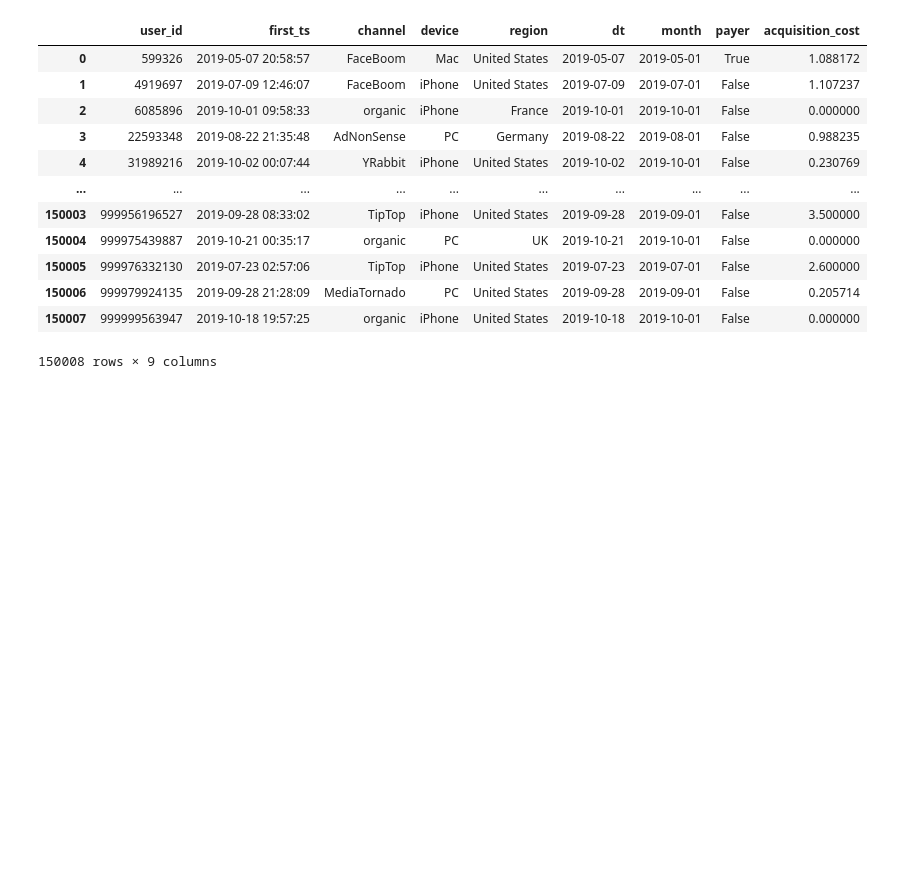
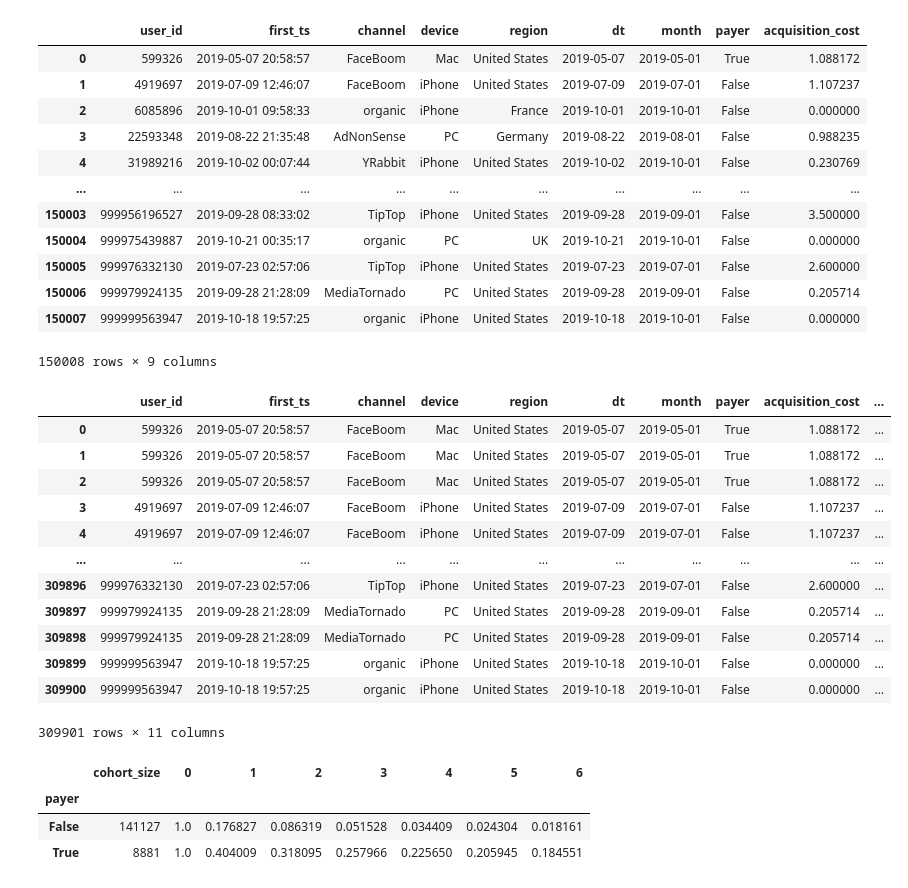
Before and after one commit to ikazman/practicum_da_projects, a Jupyter notebook: marketing_analysis/maketing_analysis.ipynb, the cells around one changed output. Drawn from its saved outputs; the diff is of its cells as text; code cells hidden in the pictures; blank space fills up the shorter version.

Commit message:
Added get_retention func

```diff
--- a/marketing_analysis/maketing_analysis.ipynb
+++ b/marketing_analysis/maketing_analysis.ipynb
@@ -16,2 +18,5 @@ calc.columns_fixer()
+# %%
+observation_date = datetime(2020, 1, 1).date()  # момент анализа
+horizon_days = 7  # горизонт анализа
 # %%
 profiles = calc.get_profiles()
@@ -31,3 +54,28 @@ profiles
 | 150006 | 999979924135 | 2019-09-28 21:28:09 | MediaTornado | PC | United States | 2019-09-28 | 2019-09-01 | False | 0.205714 |
 | 150007 | 999999563947 | 2019-10-18 19:57:25 | organic | iPhone | United States | 2019-10-18 | 2019-10-01 | False | 0.000000 |
 150008 rows × 9 columns
+# %%
+result_raw, result_grouped, result_in_time = calc.get_retention(profiles, observation_date, horizon_days)
+# %%
+result_raw
+# %% [output]
+|  | user_id | first_ts | channel | device | region | dt | month | payer | acquisition_cost | ... |
+| 0 | 599326 | 2019-05-07 20:58:57 | FaceBoom | Mac | United States | 2019-05-07 | 2019-05-01 | True | 1.088172 | ... |
+| 1 | 599326 | 2019-05-07 20:58:57 | FaceBoom | Mac | United States | 2019-05-07 | 2019-05-01 | True | 1.088172 | ... |
+| 2 | 599326 | 2019-05-07 20:58:57 | FaceBoom | Mac | United States | 2019-05-07 | 2019-05-01 | True | 1.088172 | ... |
+| 3 | 4919697 | 2019-07-09 12:46:07 | FaceBoom | iPhone | United States | 2019-07-09 | 2019-07-01 | False | 1.107237 | ... |
+| 4 | 4919697 | 2019-07-09 12:46:07 | FaceBoom | iPhone | United States | 2019-07-09 | 2019-07-01 | False | 1.107237 | ... |
+| ... | ... | ... | ... | ... | ... | ... | ... | ... | ... | ... |
+| 309896 | 999976332130 | 2019-07-23 02:57:06 | TipTop | iPhone | United States | 2019-07-23 | 2019-07-01 | False | 2.600000 | ... |
+| 309897 | 999979924135 | 2019-09-28 21:28:09 | MediaTornado | PC | United States | 2019-09-28 | 2019-09-01 | False | 0.205714 | ... |
+| 309898 | 999979924135 | 2019-09-28 21:28:09 | MediaTornado | PC | United States | 2019-09-28 | 2019-09-01 | False | 0.205714 | ... |
+| 309899 | 999999563947 | 2019-10-18 19:57:25 | organic | iPhone | United States | 2019-10-18 | 2019-10-01 | False | 0.000000 | ... |
+| 309900 | 999999563947 | 2019-10-18 19:57:25 | organic | iPhone | United States | 2019-10-18 | 2019-10-01 | False | 0.000000 | ... |
+309901 rows × 11 columns
+# %%
+result_grouped
+# %% [output]
+|  | cohort_size | 0 | 1 | 2 | 3 | 4 | 5 | 6 |
+| payer |  |  |  |  |  |  |  |  |
+| False | 141127 | 1.0 | 0.176827 | 0.086319 | 0.051528 | 0.034409 | 0.024304 | 0.018161 |
+| True | 8881 | 1.0 | 0.404009 | 0.318095 | 0.257966 | 0.225650 | 0.205945 | 0.184551 |
```
Also changed, not shown: parts of 7 cells of this notebook, 2 other files.
